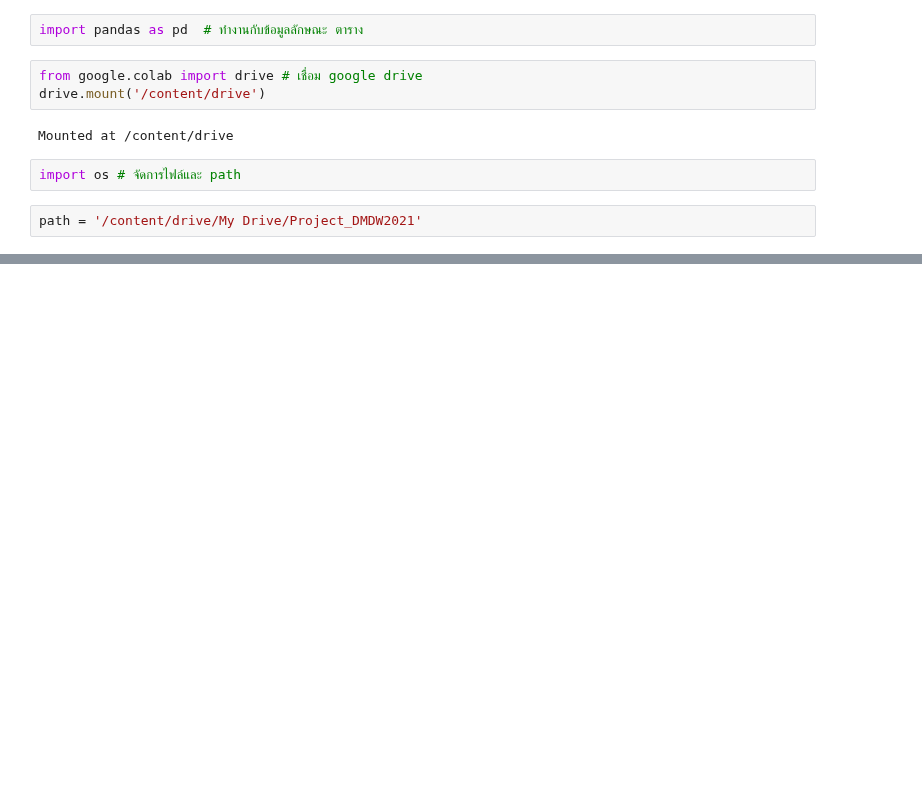
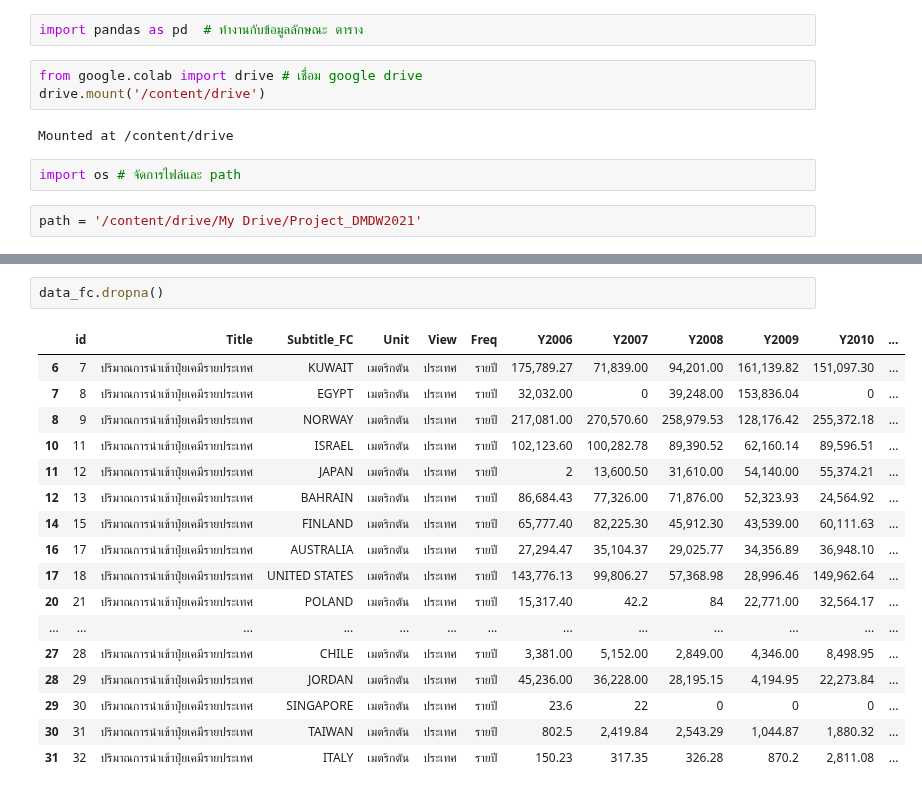
Before and after one commit to Jittiya/DWDM21, a Jupyter notebook: Project.ipynb, the cells around one changed output, grey strips where cells are left out. Cells and saved outputs as stored; diff of their text form; blank space fills up the shorter version.

```diff
--- a/Project.ipynb
+++ b/Project.ipynb
@@ -196,0 +39,20 @@ mixdata
+# %%
+data_fc.dropna()
+# %% [output]
+|  | id | Title | Subtitle_FC | Unit | View | Freq | Y2006 | Y2007 | Y2008 | Y2009 | Y2010 | ... |
+| 6 | 7 | ปริมาณการนำเข้าปุ๋ยเคมีรายประเทศ | KUWAIT | เมตริกตัน | ประเทศ | รายปี | 175,789.27 | 71,839.00 | 94,201.00 | 161,139.82 | 151,097.30 | ... |
+| 7 | 8 | ปริมาณการนำเข้าปุ๋ยเคมีรายประเทศ | EGYPT | เมตริกตัน | ประเทศ | รายปี | 32,032.00 | 0 | 39,248.00 | 153,836.04 | 0 | ... |
+| 8 | 9 | ปริมาณการนำเข้าปุ๋ยเคมีรายประเทศ | NORWAY | เมตริกตัน | ประเทศ | รายปี | 217,081.00 | 270,570.60 | 258,979.53 | 128,176.42 | 255,372.18 | ... |
+| 10 | 11 | ปริมาณการนำเข้าปุ๋ยเคมีรายประเทศ | ISRAEL | เมตริกตัน | ประเทศ | รายปี | 102,123.60 | 100,282.78 | 89,390.52 | 62,160.14 | 89,596.51 | ... |
+| 11 | 12 | ปริมาณการนำเข้าปุ๋ยเคมีรายประเทศ | JAPAN | เมตริกตัน | ประเทศ | รายปี | 2 | 13,600.50 | 31,610.00 | 54,140.00 | 55,374.21 | ... |
+| 12 | 13 | ปริมาณการนำเข้าปุ๋ยเคมีรายประเทศ | BAHRAIN | เมตริกตัน | ประเทศ | รายปี | 86,684.43 | 77,326.00 | 71,876.00 | 52,323.93 | 24,564.92 | ... |
+| 14 | 15 | ปริมาณการนำเข้าปุ๋ยเคมีรายประเทศ | FINLAND | เมตริกตัน | ประเทศ | รายปี | 65,777.40 | 82,225.30 | 45,912.30 | 43,539.00 | 60,111.63 | ... |
+| 16 | 17 | ปริมาณการนำเข้าปุ๋ยเคมีรายประเทศ | AUSTRALIA | เมตริกตัน | ประเทศ | รายปี | 27,294.47 | 35,104.37 | 29,025.77 | 34,356.89 | 36,948.10 | ... |
+| 17 | 18 | ปริมาณการนำเข้าปุ๋ยเคมีรายประเทศ | UNITED STATES | เมตริกตัน | ประเทศ | รายปี | 143,776.13 | 99,806.27 | 57,368.98 | 28,996.46 | 149,962.64 | ... |
+| 20 | 21 | ปริมาณการนำเข้าปุ๋ยเคมีรายประเทศ | POLAND | เมตริกตัน | ประเทศ | รายปี | 15,317.40 | 42.2 | 84 | 22,771.00 | 32,564.17 | ... |
+| ... | ... | ... | ... | ... | ... | ... | ... | ... | ... | ... | ... | ... |
+| 27 | 28 | ปริมาณการนำเข้าปุ๋ยเคมีรายประเทศ | CHILE | เมตริกตัน | ประเทศ | รายปี | 3,381.00 | 5,152.00 | 2,849.00 | 4,346.00 | 8,498.95 | ... |
+| 28 | 29 | ปริมาณการนำเข้าปุ๋ยเคมีรายประเทศ | JORDAN | เมตริกตัน | ประเทศ | รายปี | 45,236.00 | 36,228.00 | 28,195.15 | 4,194.95 | 22,273.84 | ... |
+| 29 | 30 | ปริมาณการนำเข้าปุ๋ยเคมีรายประเทศ | SINGAPORE | เมตริกตัน | ประเทศ | รายปี | 23.6 | 22 | 0 | 0 | 0 | ... |
+| 30 | 31 | ปริมาณการนำเข้าปุ๋ยเคมีรายประเทศ | TAIWAN | เมตริกตัน | ประเทศ | รายปี | 802.5 | 2,419.84 | 2,543.29 | 1,044.87 | 1,880.32 | ... |
+| 31 | 32 | ปริมาณการนำเข้าปุ๋ยเคมีรายประเทศ | ITALY | เมตริกตัน | ประเทศ | รายปี | 150.23 | 317.35 | 326.28 | 870.2 | 2,811.08 | ... |
```
Also changed, not shown: parts of 40 cells of this notebook.
